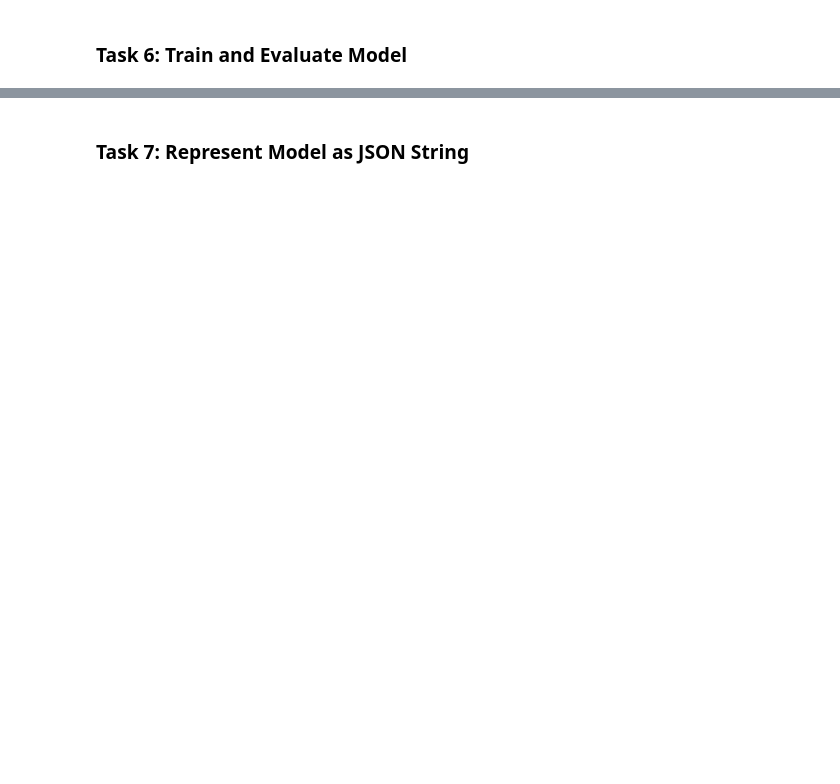
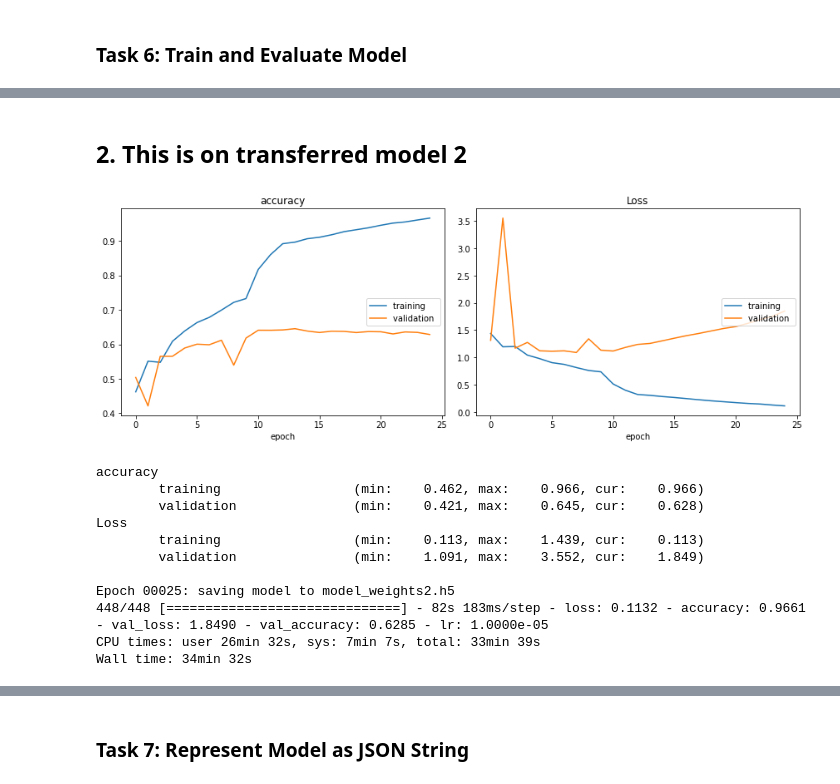
Before and after one commit to nikzagarwal/Face-Emotion-Detection, a Jupyter notebook: Facial_Expression_Training.ipynb, the cells around one changed output, grey strips where cells are left out. Drawn from its saved outputs; the diff is of its cells as text; code cells hidden in the pictures; blank space fills up the shorter version.

```diff
--- a/Facial_Expression_Training.ipynb
+++ b/Facial_Expression_Training.ipynb
@@ -71,0 +142,2 @@ Found 7178 images belonging to 7 classes.
+# %%
+base_model2 = tf.keras.applications.ResNet50(input_shape=(48,48,3),include_top=False,weights='imagenet')
@@ -71,0 +170,12 @@ Found 7178 images belonging to 7 classes.
+# %%
+model2 = Sequential([
+  Conv2D(3,(3,3), padding='same', input_shape=(48, 48,1)),
+  base_model2,
+  Flatten(),
+  Dense(1024, activation='relu'),
+  Dense(128, activation='relu'),
+  Dense(7, activation='softmax'),
+])
+opt = Adam(lr=0.0005)
+model2.compile(optimizer=opt, loss='categorical_crossentropy', metrics=['accuracy'])
+model2.summary()
@@ -177,0 +313,36 @@ Wall time: 6min 51s
+# %% [markdown]
+## 2. This is on transferred model 2
+# %%
+%%time
+
+epochs = 25
+steps_per_epoch = train_generator.n//train_generator.batch_size
+validation_steps = validation_generator.n//validation_generator.batch_size
+
+reduce_lr = ReduceLROnPlateau(monitor='val_loss', factor=0.1,
+                              patience=2, min_lr=0.00001, mode='auto')
+checkpoint = ModelCheckpoint("model_weights2.h5", monitor='val_accuracy',
+                             save_weights_only=True, mode='max', verbose=1)
+callbacks = [PlotLossesKerasTF(), checkpoint, reduce_lr]
+
+history = model2.fit(
+    x=train_generator,
+    steps_per_epoch=steps_per_epoch,
+    epochs=epochs,
+    validation_data = validation_generator,
+    validation_steps = validation_steps,
+    callbacks=callbacks
+)
+# %% [output]
+[figure, added]
+accuracy
+        training                 (min:    0.462, max:    0.966, cur:    0.966)
+        validation               (min:    0.421, max:    0.645, cur:    0.628)
+Loss
+        training                 (min:    0.113, max:    1.439, cur:    0.113)
+        validation               (min:    1.091, max:    3.552, cur:    1.849)
+
+Epoch 00025: saving model to model_weights2.h5
+448/448 [==============================] - 82s 183ms/step - loss: 0.1132 - accuracy: 0.9661 - val_loss: 1.8490 - val_accuracy: 0.6285 - lr: 1.0000e-05
+CPU times: user 26min 32s, sys: 7min 7s, total: 33min 39s
+Wall time: 34min 32s
```
Also changed, not shown: parts of 24 cells of this notebook.
